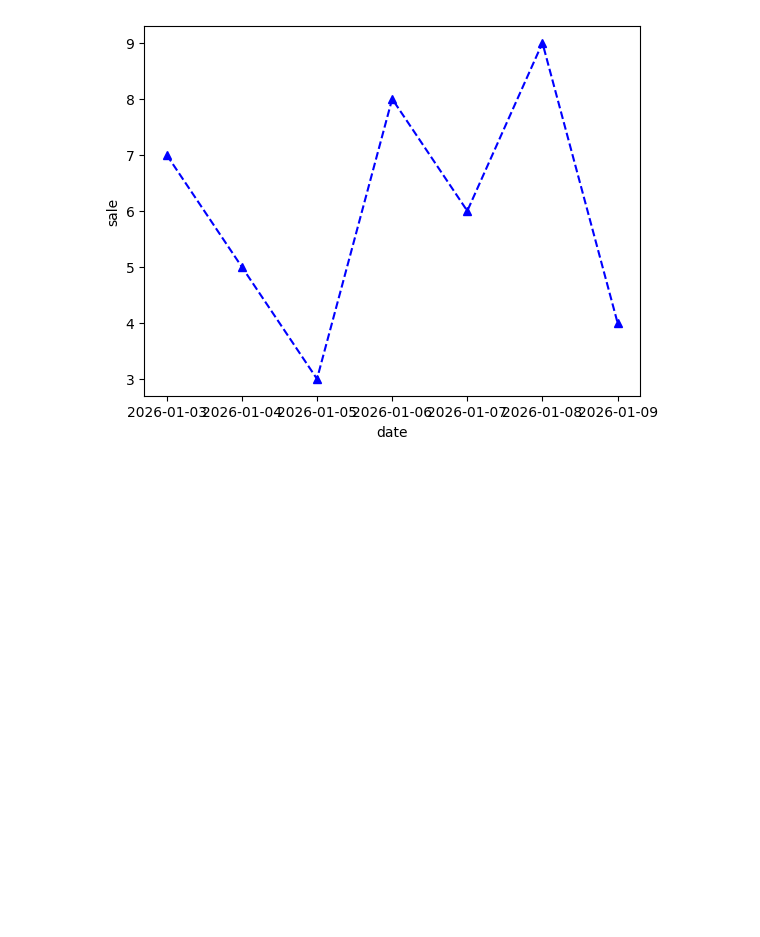
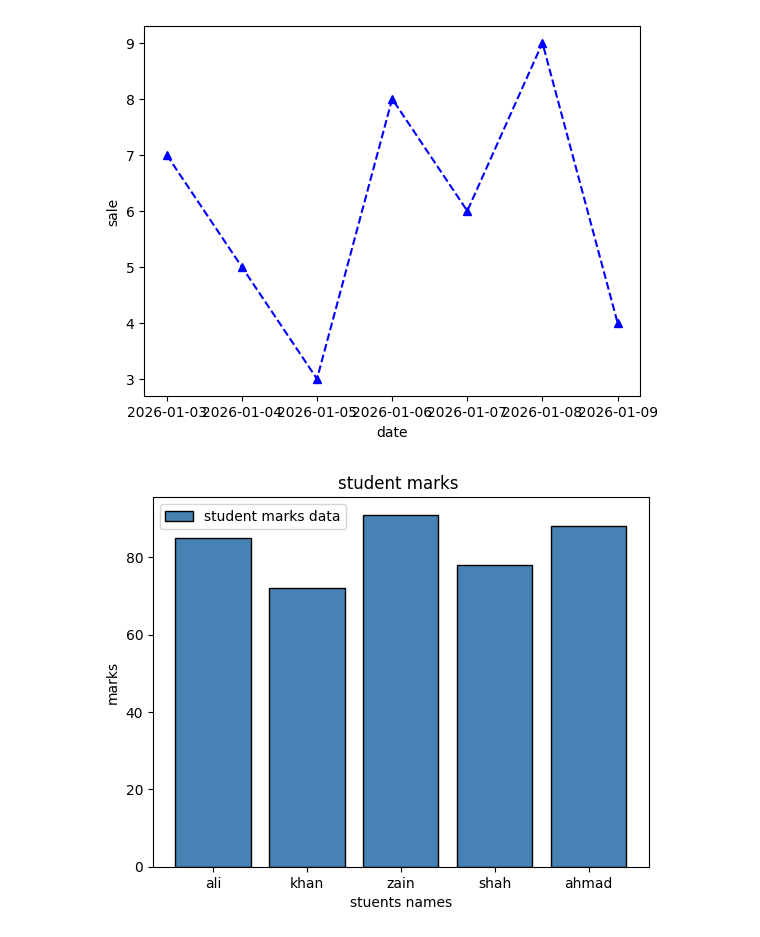
Before and after one commit to Engr-Jawad/Matplotlib_laibrary, a Jupyter notebook: problem4.ipynb, the cells around one changed output. Saved outputs shown, nothing was run; the diff lists cells and outputs as text; code cells hidden in the pictures; blank space fills up the shorter version.

```diff
--- a/problem4.ipynb
+++ b/problem4.ipynb
@@ -33,3 +33,15 @@ plt.ylabel("sale")
 plt.show()
 # %% [output]
 [figure]
+# %%
+marks=[85,72,91,78,88]
+students =["ali","khan","zain","shah","ahmad"]
+plt.Figure(figsize=(8,6))
+plt.bar(students,marks,color="steelblue",edgecolor="black",label="student marks data")
+plt.title("student marks ")
+plt.xlabel("stuents names")
+plt.ylabel("marks")
+plt.legend(loc="upper left")
+plt.show()
+# %% [output]
+[figure, added]
```
Also changed, not shown: parts of 1 cell of this notebook.
